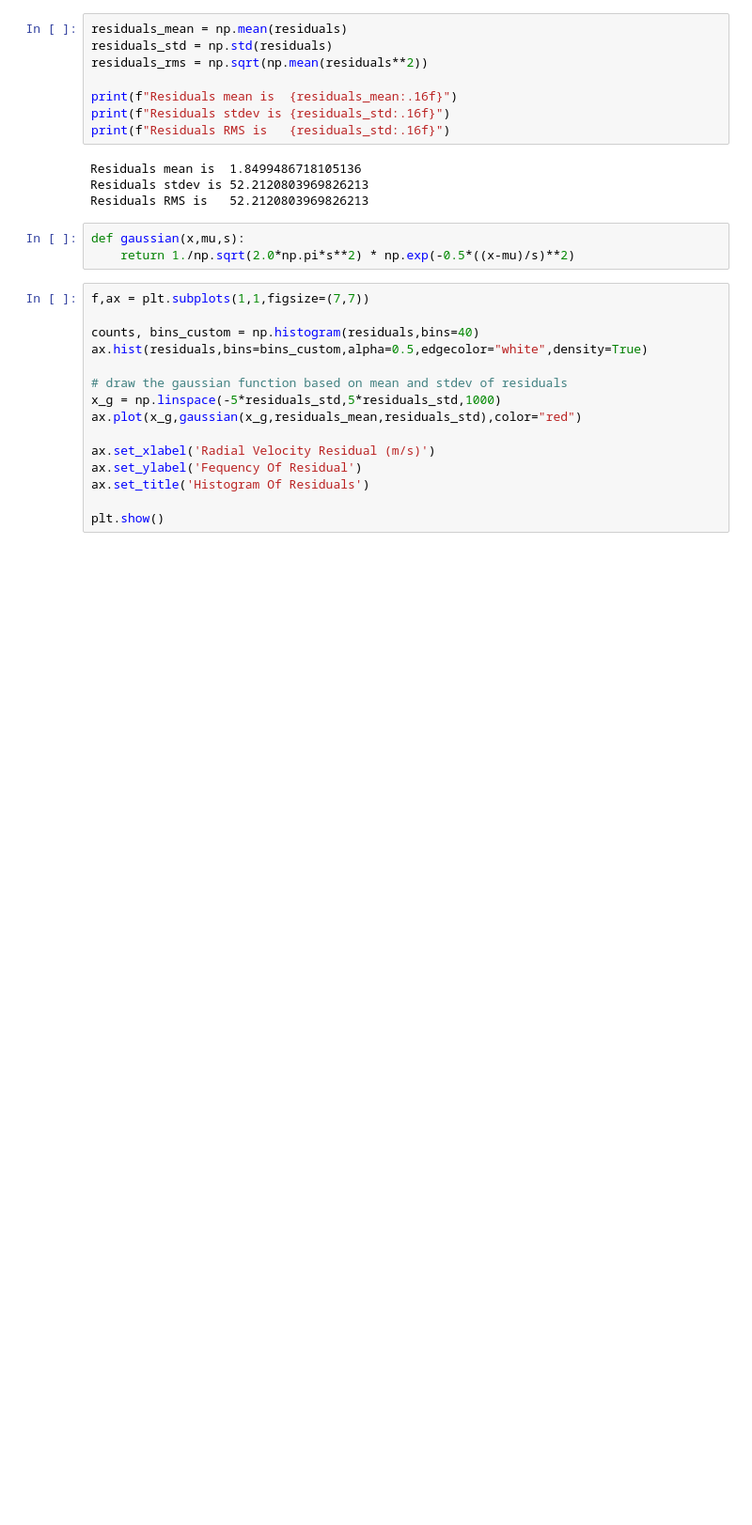
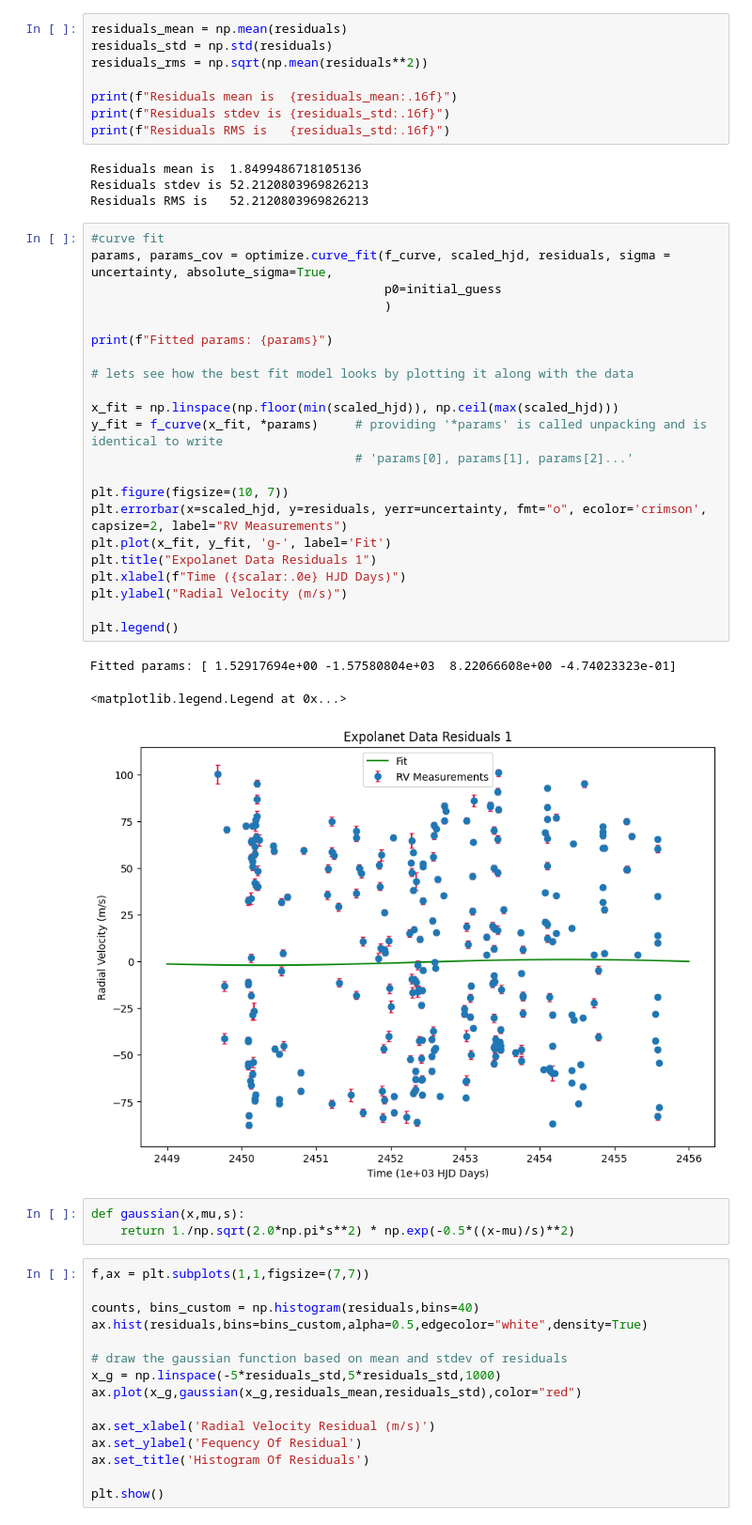
Before and after one commit to djlouie/ASTR-19-Group-Project, a Jupyter notebook: astr19-group-project.ipynb, the cells around one changed output. Shown: that part at 94% size. Drawn from its saved outputs; the diff is of its cells as text; blank space fills up the shorter version.

Commit message:
pushing residuals fit

```diff
--- a/astr19-group-project.ipynb
+++ b/astr19-group-project.ipynb
@@ -174,6 +167,32 @@ print(f"Residuals RMS is   {residuals_std:.16f}")
 Residuals mean is  1.8499486718105136
 Residuals stdev is 52.2120803969826213
 Residuals RMS is   52.2120803969826213
+# %%
+#curve fit
+params, params_cov = optimize.curve_fit(f_curve, scaled_hjd, residuals, sigma = uncertainty, absolute_sigma=True,
+                                        p0=initial_guess
+                                        )
+
+print(f"Fitted params: {params}")
+
+# lets see how the best fit model looks by plotting it along with the data
+
+x_fit = np.linspace(np.floor(min(scaled_hjd)), np.ceil(max(scaled_hjd)))
+y_fit = f_curve(x_fit, *params)     # providing '*params' is called unpacking and is identical to write
+                                    # 'params[0], params[1], params[2]...'
+
+plt.figure(figsize=(10, 7))
+plt.errorbar(x=scaled_hjd, y=residuals, yerr=uncertainty, fmt="o", ecolor='crimson', capsize=2, label="RV Measurements")
+plt.plot(x_fit, y_fit, 'g-', label='Fit')
+plt.title("Expolanet Data Residuals 1")
+plt.xlabel(f"Time ({scalar:.0e} HJD Days)")
+plt.ylabel("Radial Velocity (m/s)")
+
+plt.legend()
+# %% [output]
+Fitted params: [ 1.52917694e+00 -1.57580804e+03  8.22066608e+00 -4.74023323e-01]
+<matplotlib.legend.Legend at 0x...>
+[figure, added]
 # %%
 def gaussian(x,mu,s):
     return 1./np.sqrt(2.0*np.pi*s**2) * np.exp(-0.5*((x-mu)/s)**2)
```
Also changed, not shown: parts of 2 cells of this notebook, 1 other file.
